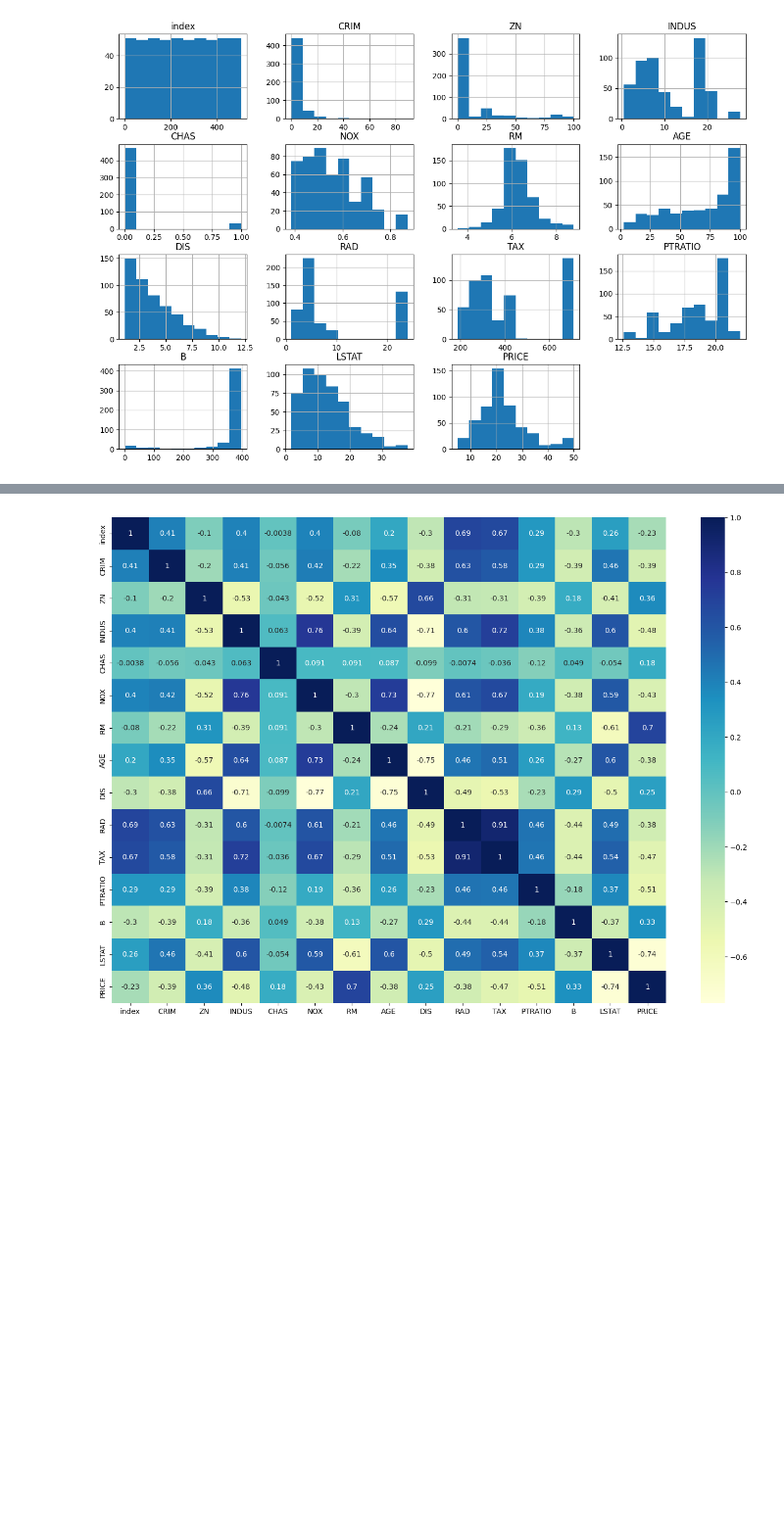
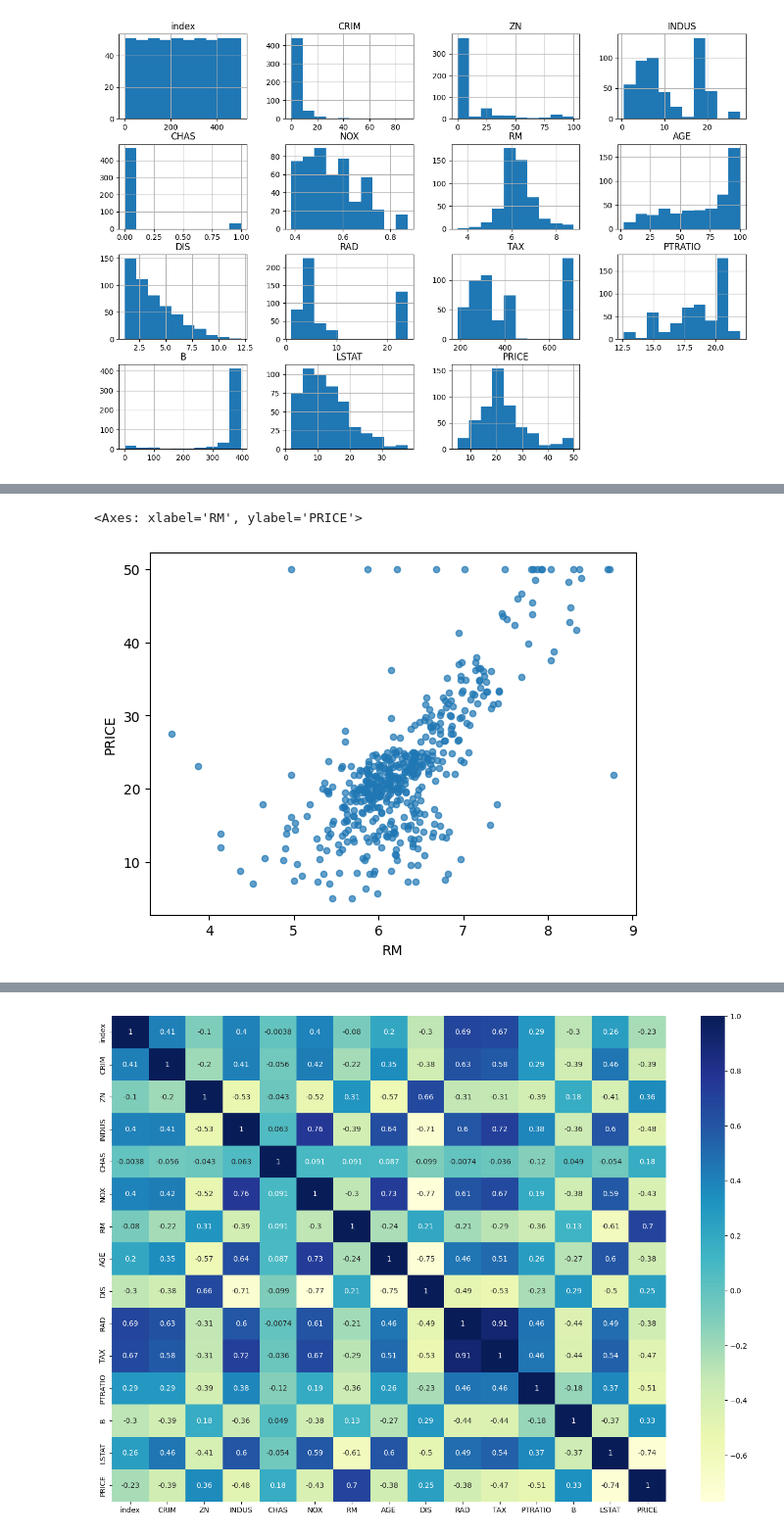
Before and after one commit to kumarabhishek0001/House_price_prediction, a Jupyter notebook: price_prediction.ipynb, the cells around one changed output, grey strips where cells are left out. Shown at 98% size. Saved outputs shown, nothing was run; the diff lists cells and outputs as text; code cells hidden in the pictures; blank space fills up the shorter version.

```diff
--- a/price_prediction.ipynb
+++ b/price_prediction.ipynb
@@ -116,0 +163,5 @@ df.corr()
+# %%
+df.plot(kind="scatter",x="RM",y='PRICE',alpha=.7)
+# %% [output]
+<Axes: xlabel='RM', ylabel='PRICE'>
+[figure, added]
```
Also changed, not shown: parts of 8 cells of this notebook.
